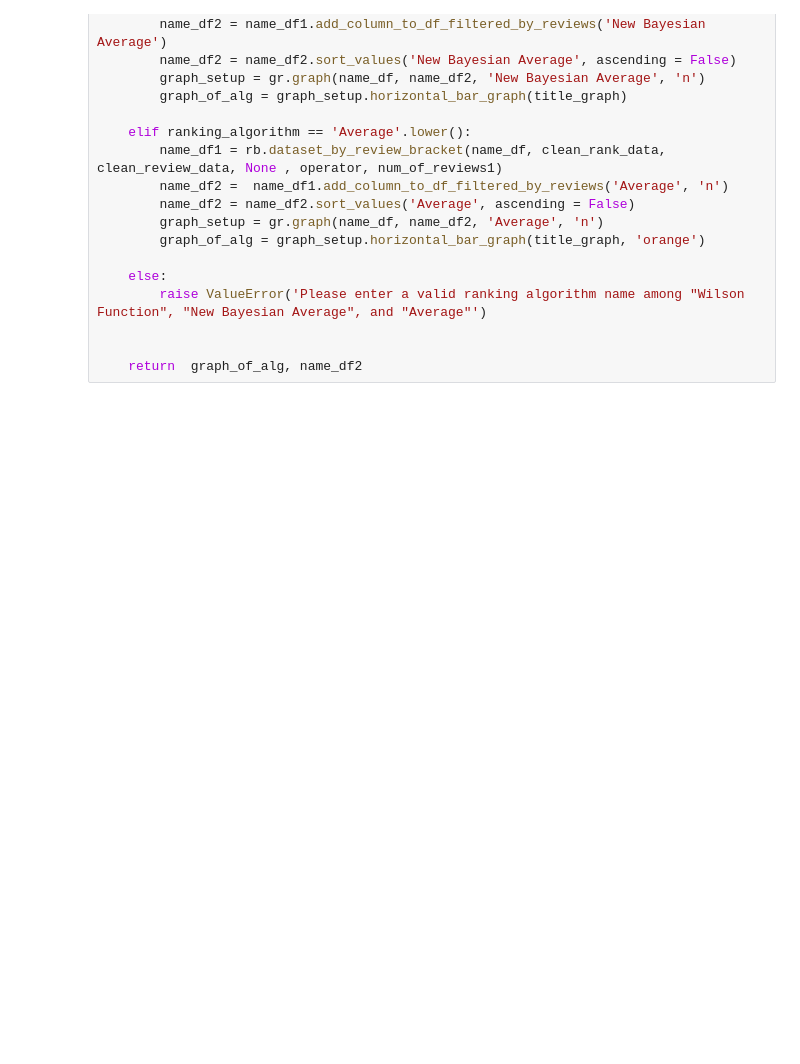
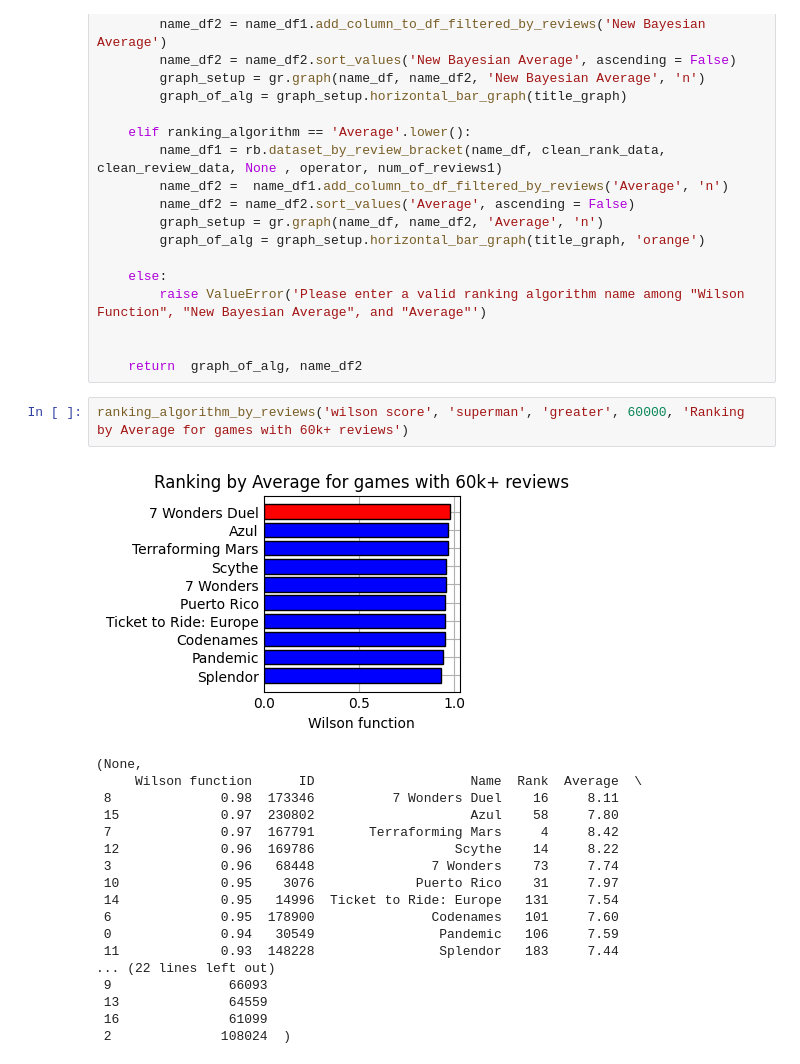
Before and after one commit to NeriDSE/Neri_PythonProject_DSE, a Jupyter notebook: Source/presentation.ipynb, the cells around one changed output. Cells and saved outputs as stored; diff of their text form; blank space fills up the shorter version.

```diff
--- a/Source/presentation.ipynb
+++ b/Source/presentation.ipynb
@@ -453,3 +453,24 @@ def ranking_algorithm_by_reviews(ranking_algorithm, name_df, operator, num_of_re
 
 
     return  graph_of_alg, name_df2
+# %%
+ranking_algorithm_by_reviews('wilson score', 'superman', 'greater', 60000, 'Ranking by Average for games with 60k+ reviews')
+# %% [output]
+[figure, added]
+(None,
+     Wilson function      ID                    Name  Rank  Average  \
+ 8              0.98  173346          7 Wonders Duel    16     8.11
+ 15             0.97  230802                    Azul    58     7.80
+ 7              0.97  167791       Terraforming Mars     4     8.42
+ 12             0.96  169786                  Scythe    14     8.22
+ 3              0.96   68448               7 Wonders    73     7.74
+ 10             0.95    3076             Puerto Rico    31     7.97
+ 14             0.95   14996  Ticket to Ride: Europe   131     7.54
+ 6              0.95  178900               Codenames   101     7.60
+ 0              0.94   30549                Pandemic   106     7.59
+ 11             0.93  148228                Splendor   183     7.44
+... (22 lines left out)
+ 9               66093
+ 13              64559
+ 16              61099
+ 2              108024  )
```
Also changed, not shown: parts of 7 cells of this notebook.
